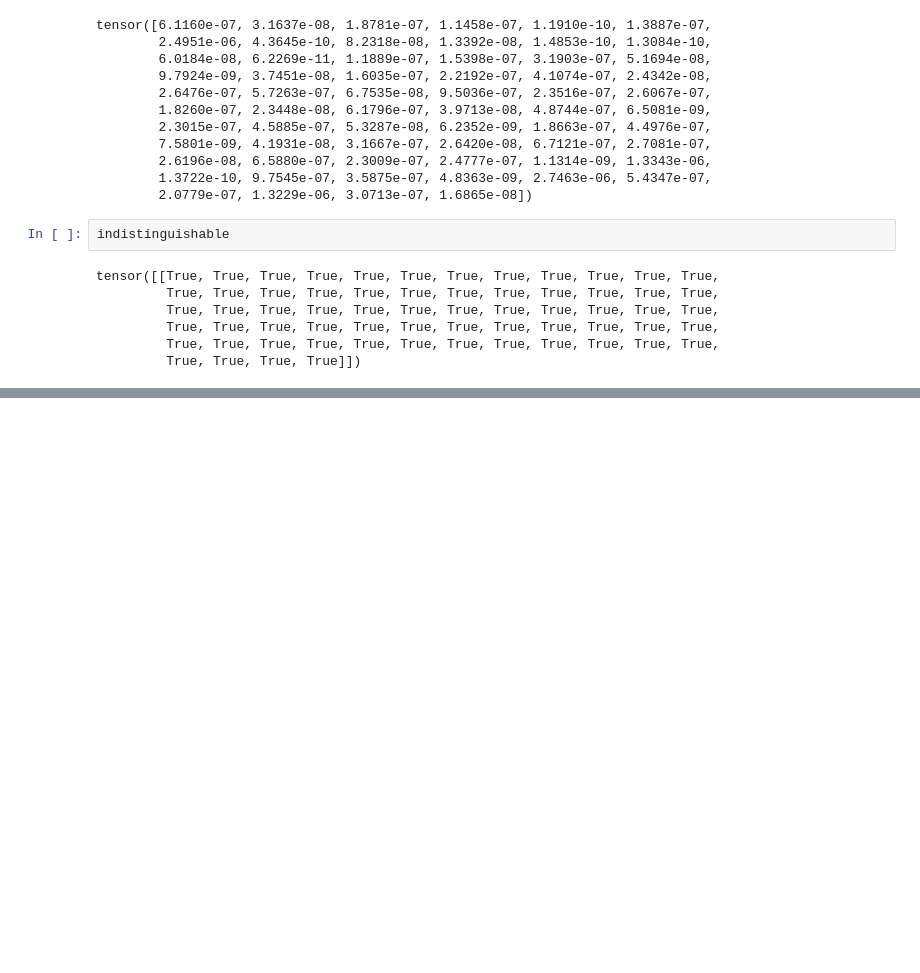
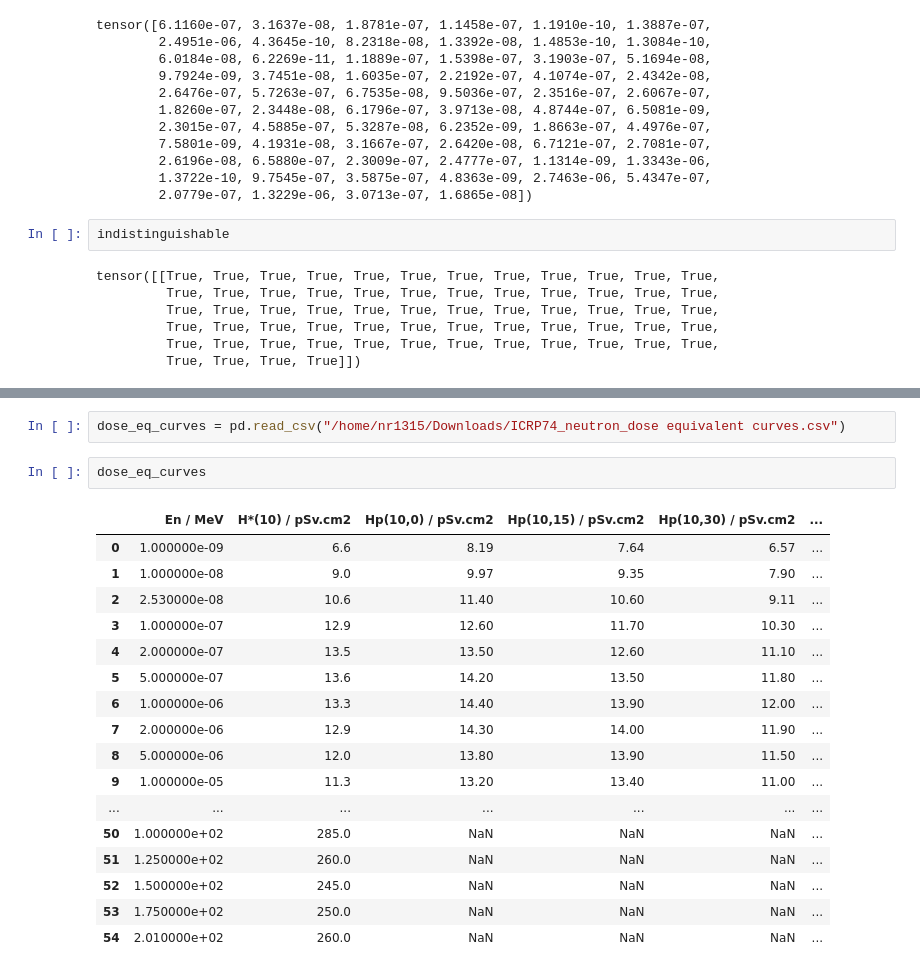
Before and after one commit to NickReed18/nFacetAnalysis, a Jupyter notebook: docs/Neural network for dose measurement.ipynb, the cells around one changed output, grey strips where cells are left out. Saved outputs shown, nothing was run; the diff lists cells and outputs as text; blank space fills up the shorter version.

```diff
--- a/docs/Neural network for dose measurement.ipynb
+++ b/docs/Neural network for dose measurement.ipynb
@@ -1439,0 +1576,22 @@ nn76_152_76_38_8_Cf_loss,nn76_152_76_38_8_Cf_dose_err = NNPL.compare_pred_true(m
+# %%
+dose_eq_curves = pd.read_csv("/home/nr1315/Downloads/ICRP74_neutron_dose equivalent curves.csv")
+# %%
+dose_eq_curves
+# %% [output]
+|  | En / MeV | H*(10) / pSv.cm2 | Hp(10,0) / pSv.cm2 | Hp(10,15) / pSv.cm2 | Hp(10,30) / pSv.cm2 | ... |
+| 0 | 1.000000e-09 | 6.6 | 8.19 | 7.64 | 6.57 | ... |
+| 1 | 1.000000e-08 | 9.0 | 9.97 | 9.35 | 7.90 | ... |
+| 2 | 2.530000e-08 | 10.6 | 11.40 | 10.60 | 9.11 | ... |
+| 3 | 1.000000e-07 | 12.9 | 12.60 | 11.70 | 10.30 | ... |
+| 4 | 2.000000e-07 | 13.5 | 13.50 | 12.60 | 11.10 | ... |
+| 5 | 5.000000e-07 | 13.6 | 14.20 | 13.50 | 11.80 | ... |
+| 6 | 1.000000e-06 | 13.3 | 14.40 | 13.90 | 12.00 | ... |
+| 7 | 2.000000e-06 | 12.9 | 14.30 | 14.00 | 11.90 | ... |
+| 8 | 5.000000e-06 | 12.0 | 13.80 | 13.90 | 11.50 | ... |
+| 9 | 1.000000e-05 | 11.3 | 13.20 | 13.40 | 11.00 | ... |
+| ... | ... | ... | ... | ... | ... | ... |
+| 50 | 1.000000e+02 | 285.0 | NaN | NaN | NaN | ... |
+| 51 | 1.250000e+02 | 260.0 | NaN | NaN | NaN | ... |
+| 52 | 1.500000e+02 | 245.0 | NaN | NaN | NaN | ... |
+| 53 | 1.750000e+02 | 250.0 | NaN | NaN | NaN | ... |
+| 54 | 2.010000e+02 | 260.0 | NaN | NaN | NaN | ... |
```
Also changed, not shown: parts of 38 cells of this notebook, 6 other files.
